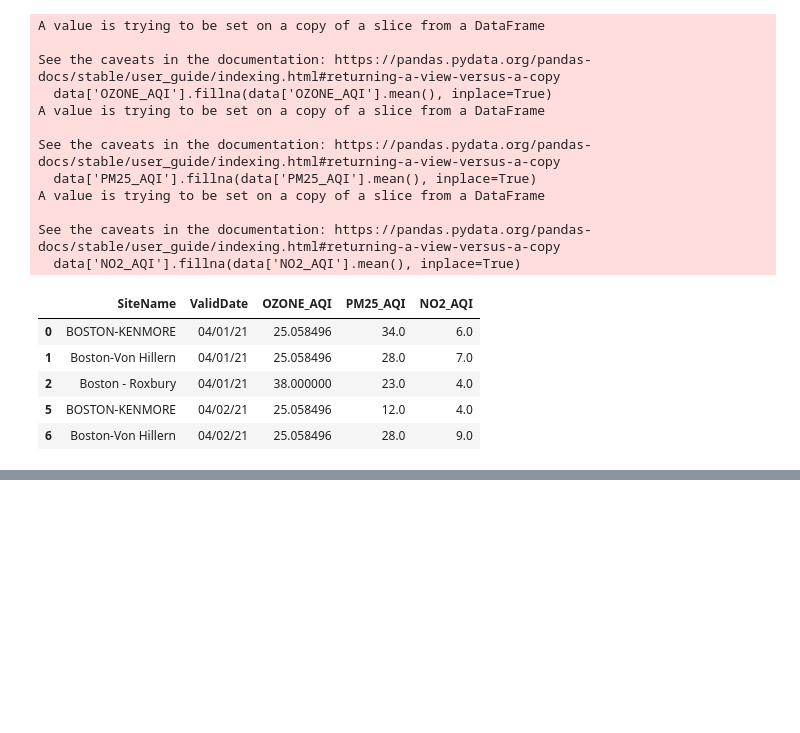
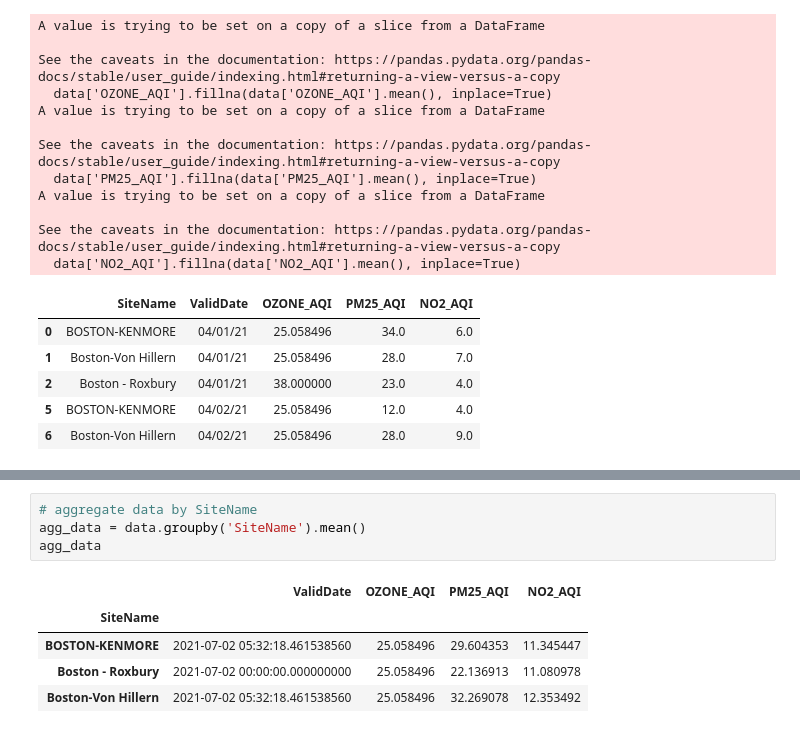
Before and after one commit to BU-Spark/ds-boston-transit-air-quality, a Jupyter notebook: fa23-team-c/data/AQI/analyzing_data_AQI.ipynb, the cells around one changed output, grey strips where cells are left out. Cells and saved outputs as stored; diff of their text form; blank space fills up the shorter version.

```diff
--- a/fa23-team-c/data/AQI/analyzing_data_AQI.ipynb
+++ b/fa23-team-c/data/AQI/analyzing_data_AQI.ipynb
@@ -92,0 +95,10 @@ Name: count, Length: 365, dtype: int64
+# %%
+# aggregate data by SiteName
+agg_data = data.groupby('SiteName').mean()
+agg_data
+# %% [output]
+|  | ValidDate | OZONE_AQI | PM25_AQI | NO2_AQI |
+| SiteName |  |  |  |  |
+| BOSTON-KENMORE | 2021-07-02 05:32:18.461538560 | 25.058496 | 29.604353 | 11.345447 |
+| Boston - Roxbury | 2021-07-02 00:00:00.000000000 | 25.058496 | 22.136913 | 11.080978 |
+| Boston-Von Hillern | 2021-07-02 05:32:18.461538560 | 25.058496 | 32.269078 | 12.353492 |
```
Also changed, not shown: parts of 7 cells of this notebook.
